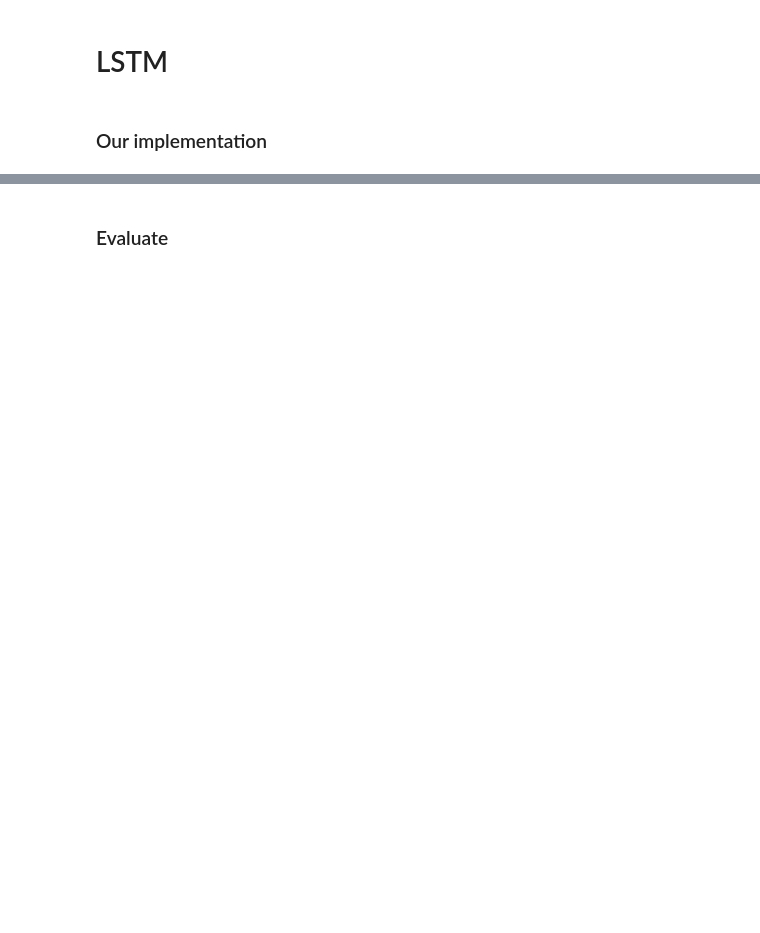
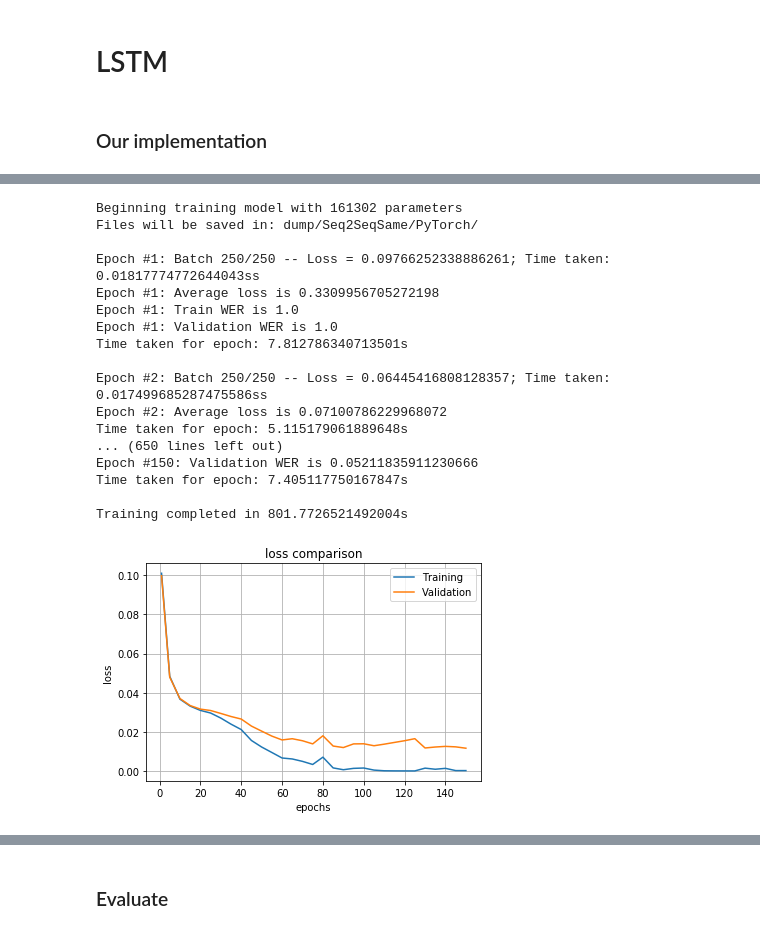
Before and after one commit to Neeratyoy/SequenceModelling, a Jupyter notebook: src/Seq2Seq-same.ipynb, the cells around one changed output, grey strips where cells are left out. Drawn from its saved outputs; the diff is of its cells as text; code cells hidden in the pictures; blank space fills up the shorter version.

```diff
--- a/src/Seq2Seq-same.ipynb
+++ b/src/Seq2Seq-same.ipynb
@@ -116,0 +210,10 @@ out_dir = '/content/drive/My Drive/colab/hpo/seq_seq_same/600k/LSTM/'
+# %%
+from seq_seq_same import PyTorchBaseline
+
+pytorch = PyTorchBaseline(input_dim=input_dim, hidden_dim=hidden_dim, output_dim=output_dim,
+                        layers=layers, bidirectional=bidirectional).to(device)
+
+print("Our implementation\n{}".format("=" * len("Our implementation")))
+print("# of parameters: {}".format(pytorch.count_parameters()))
+for name, param in pytorch.named_parameters():
+    print("{:<25}: {}".format(name, param.shape))
@@ -116,0 +234,30 @@ out_dir = '/content/drive/My Drive/colab/hpo/seq_seq_same/600k/LSTM/'
+# %%
+from seq_seq_same import Seq2SeqSame
+
+loss_fn = nn.CrossEntropyLoss()
+optimizer_pytorch = torch.optim.Adam(pytorch.parameters(), lr=learning_rate)
+
+task_pytorch = Seq2SeqSame(pytorch, optimizer_pytorch, loss_fn, device)
+# %%
+pytorch, pytorch_stats = task_pytorch.train(epochs=150, train_loader=train_loader, valid_loader=valid_loader,
+                                            out_dir='dump/Seq2SeqSame/PyTorch/', freq=5, vocab=babi.vocab,
+                                            wer_dict=babi.wer_dict)
+# %% [output]
+Beginning training model with 161302 parameters
+Files will be saved in: dump/Seq2SeqSame/PyTorch/
+
+Epoch #1: Batch 250/250 -- Loss = 0.09766252338886261; Time taken: 0.01817774772644043ss
+Epoch #1: Average loss is 0.3309956705272198
+Epoch #1: Train WER is 1.0
+Epoch #1: Validation WER is 1.0
+Time taken for epoch: 7.812786340713501s
+
+Epoch #2: Batch 250/250 -- Loss = 0.06445416808128357; Time taken: 0.017499685287475586ss
+Epoch #2: Average loss is 0.07100786229968072
+Time taken for epoch: 5.115179061889648s
+... (650 lines left out)
+Epoch #150: Validation WER is 0.05211835911230666
+Time taken for epoch: 7.405117750167847s
+
+Training completed in 801.7726521492004s
+[figure, added]
```
Also changed, not shown: parts of 40 cells of this notebook.
